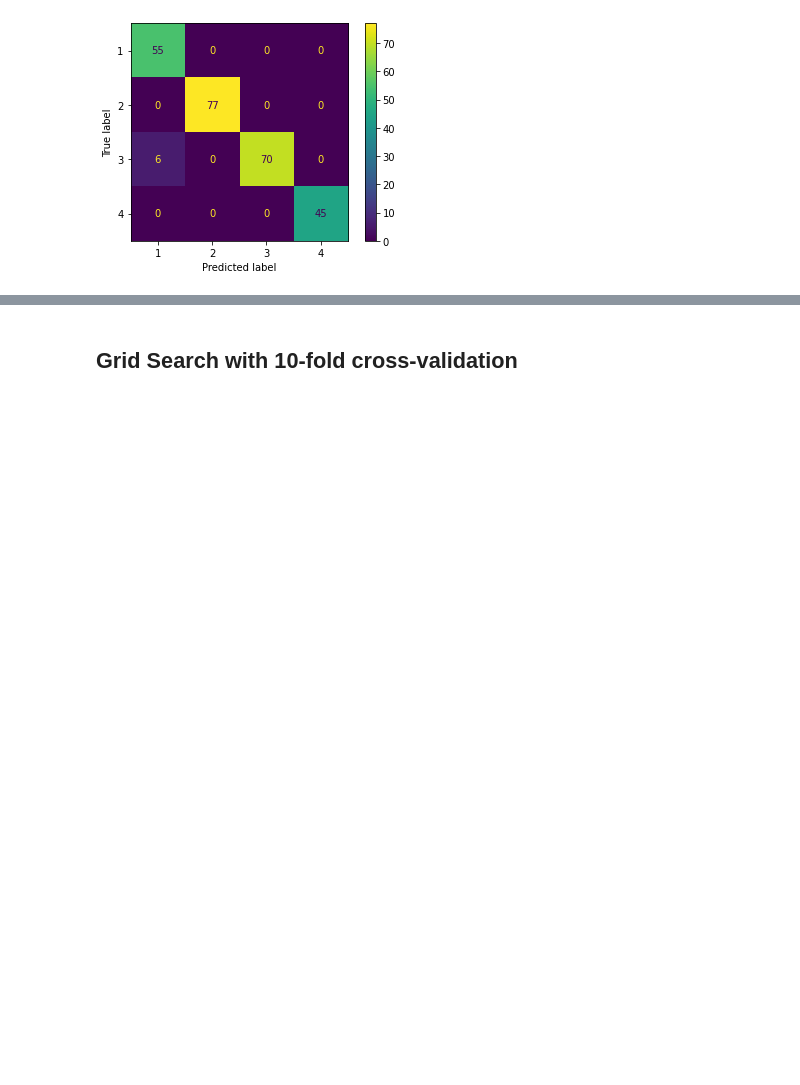
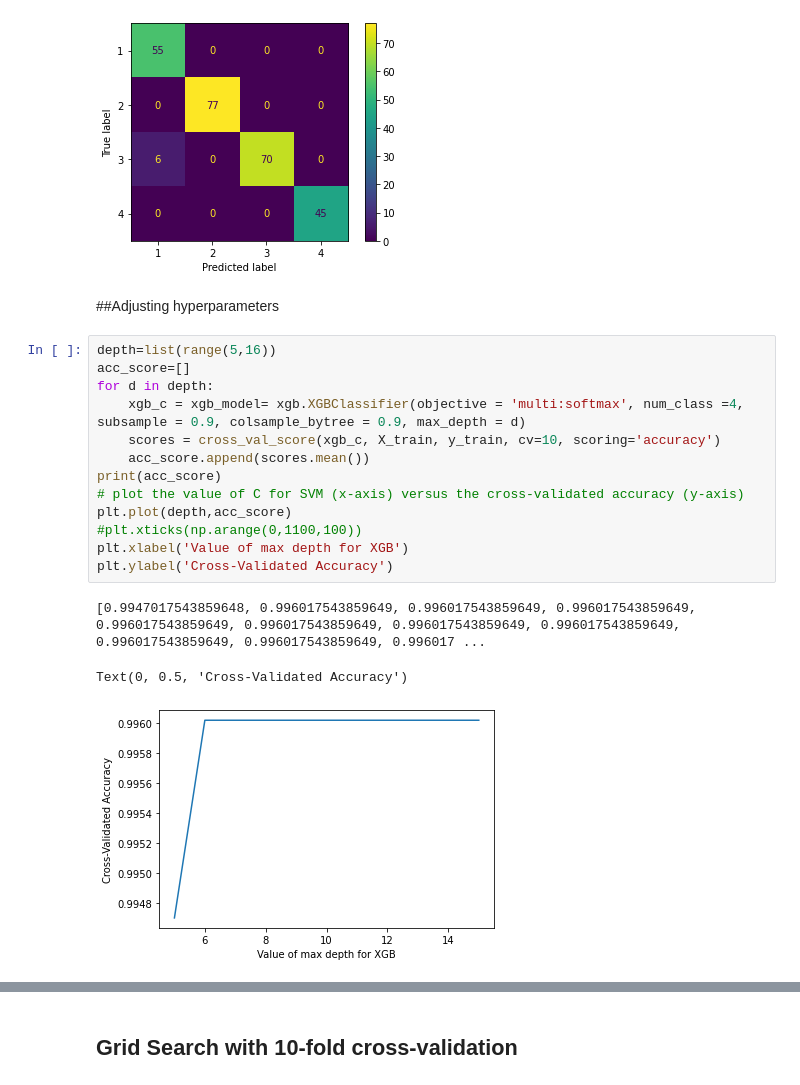
Before and after one commit to monikachudyba/MachineLearningProjects, a Jupyter notebook: Driving Behavior Dataset.ipynb, the cells around one changed output, grey strips where cells are left out. Drawn from its saved outputs; the diff is of its cells as text; blank space fills up the shorter version.

Commit message:
adjusting max depth and learning rate for xgb

```diff
--- a/Driving Behavior Dataset.ipynb
+++ b/Driving Behavior Dataset.ipynb
@@ -724,3 +724,22 @@ plot_confusion_matrix(xgb_classifier, X_test, y_test)
 # %% [output]
 <sklearn.metrics._plot.confusion_matrix.ConfusionMatrixDisplay at 0x...>
 [figure]
+# %% [markdown]
+##Adjusting hyperparameters
+# %%
+depth=list(range(5,16))
+acc_score=[]
+for d in depth:
+    xgb_c = xgb_model= xgb.XGBClassifier(objective = 'multi:softmax', num_class =4, subsample = 0.9, colsample_bytree = 0.9, max_depth = d)
+    scores = cross_val_score(xgb_c, X_train, y_train, cv=10, scoring='accuracy')
+    acc_score.append(scores.mean())
+print(acc_score)
+# plot the value of C for SVM (x-axis) versus the cross-validated accuracy (y-axis)
+plt.plot(depth,acc_score)
+#plt.xticks(np.arange(0,1100,100))
+plt.xlabel('Value of max depth for XGB')
+plt.ylabel('Cross-Validated Accuracy')
+# %% [output]
+[0.9947017543859648, 0.996017543859649, 0.996017543859649, 0.996017543859649, 0.996017543859649, 0.996017543859649, 0.996017543859649, 0.996017543859649, 0.996017543859649, 0.996017543859649, 0.996017 ...
+Text(0, 0.5, 'Cross-Validated Accuracy')
+[figure, added]
```
Also changed, not shown: parts of 8 cells of this notebook.
